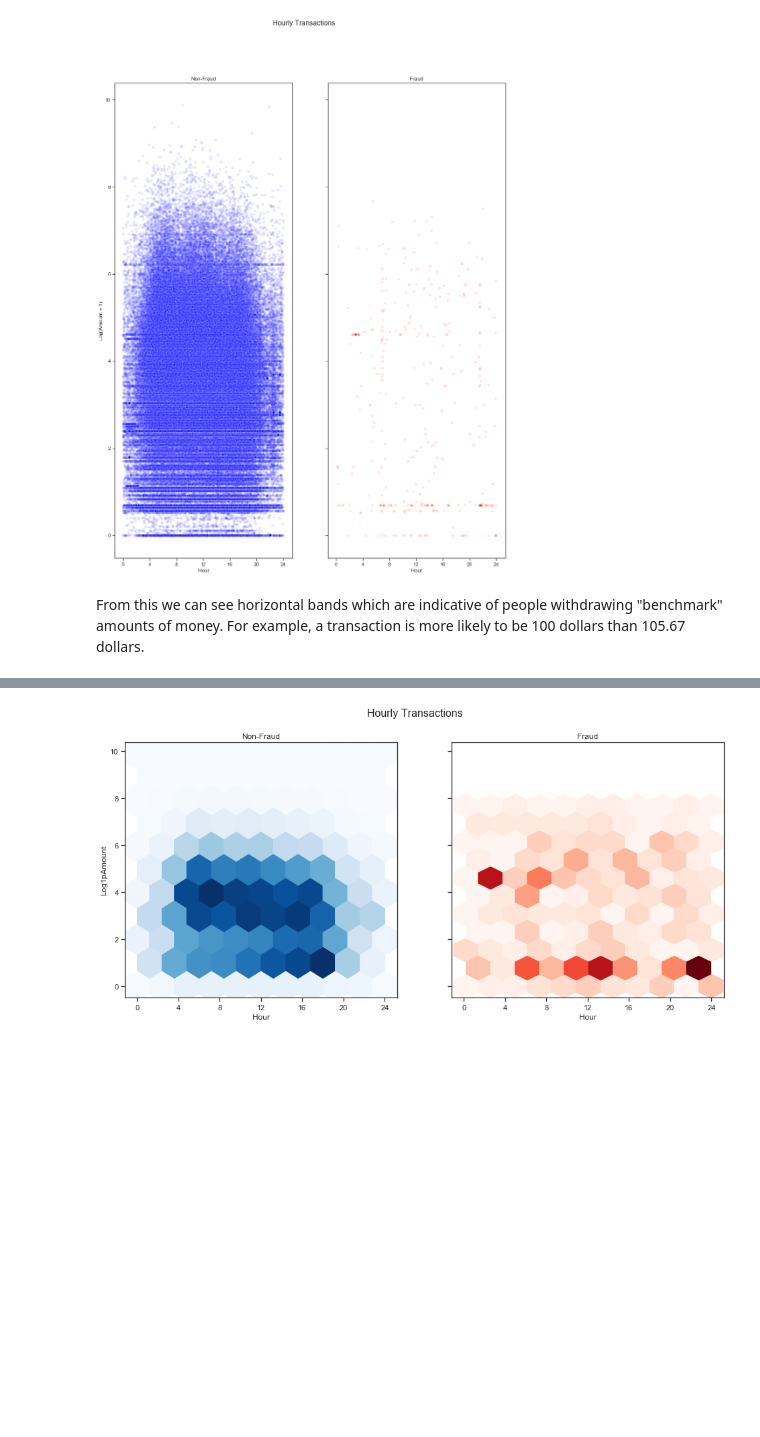
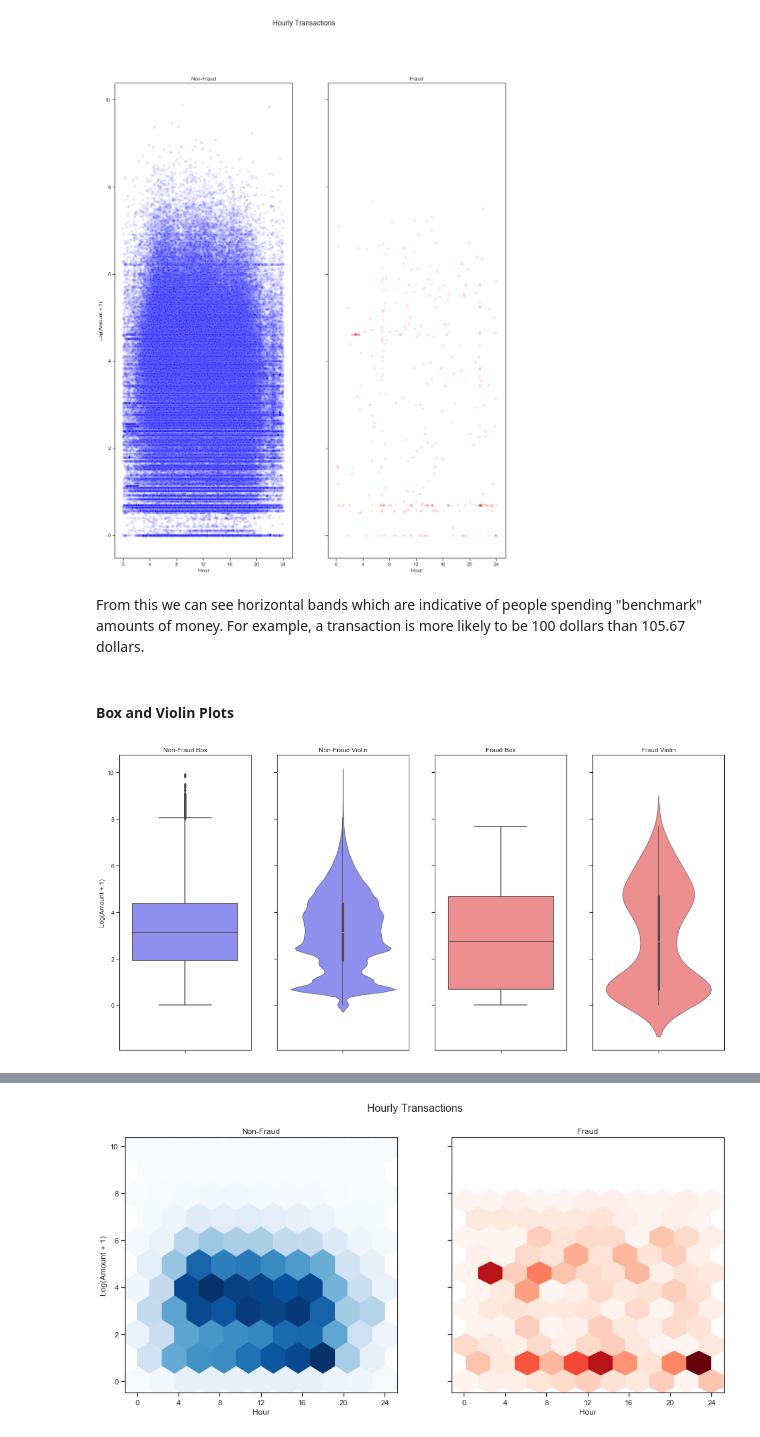
Before and after one commit to MattEding/CreditCardFraud, a Jupyter notebook: 02 - EDA.ipynb, the cells around one changed output, grey strips where cells are left out. Saved outputs shown, nothing was run; the diff lists cells and outputs as text; code cells hidden in the pictures; blank space fills up the shorter version.

```diff
--- a/02 - EDA.ipynb
+++ b/02 - EDA.ipynb
@@ -243,4 +272,35 @@ axes[1].set_title('Fraud');
 # %% [output]
 [figure]
 # %% [markdown]
-From this we can see horizontal bands which are indicative of people withdrawing "benchmark" amounts of money. For example, a transaction is more likely to be 100 dollars than 105.67 dollars.
+From this we can see horizontal bands which are indicative of people spending "benchmark" amounts of money. For example, a transaction is more likely to be 100 dollars than 105.67 dollars.
+# %% [markdown]
+#### Box and Violin Plots
+# %%
+fig, axes = plt.subplots(1, 4, figsize=(20, 10), sharey=True)
+ax0, ax1, ax2, ax3 = axes
+
+sns.violinplot(nonfraud['Log1pAmount'], orient='v', color='blue', ax=ax1)
+sns.violinplot(fraud['Log1pAmount'], orient='v', color='red', ax=ax3)
+
+sns.boxplot(nonfraud['Log1pAmount'], orient='v', color='blue', ax=ax0)
+sns.boxplot(fraud['Log1pAmount'], orient='v', color='red', ax=ax2)
+
+alpha = 0.5
+for ax in axes:
+    plt.setp(ax.collections, alpha=alpha)  # voilin
+
+    for patch in ax.artists:  # box
+        r, g, b, _ = patch.get_facecolor()
+        patch.set_facecolor((r, g, b, alpha))
+
+ax0.set_ylabel('Log(Amount + 1)')
+ax1.set_ylabel(None)
+ax2.set_ylabel(None)
+ax3.set_ylabel(None)
+
+ax0.set_title('Non-Fraud Box')
+ax1.set_title('Non-Fraud Violin')
+ax2.set_title('Fraud Box')
+ax3.set_title('Fraud Violin');
+# %% [output]
+[figure, added]
```
Also changed, not shown: parts of 30 cells of this notebook.
